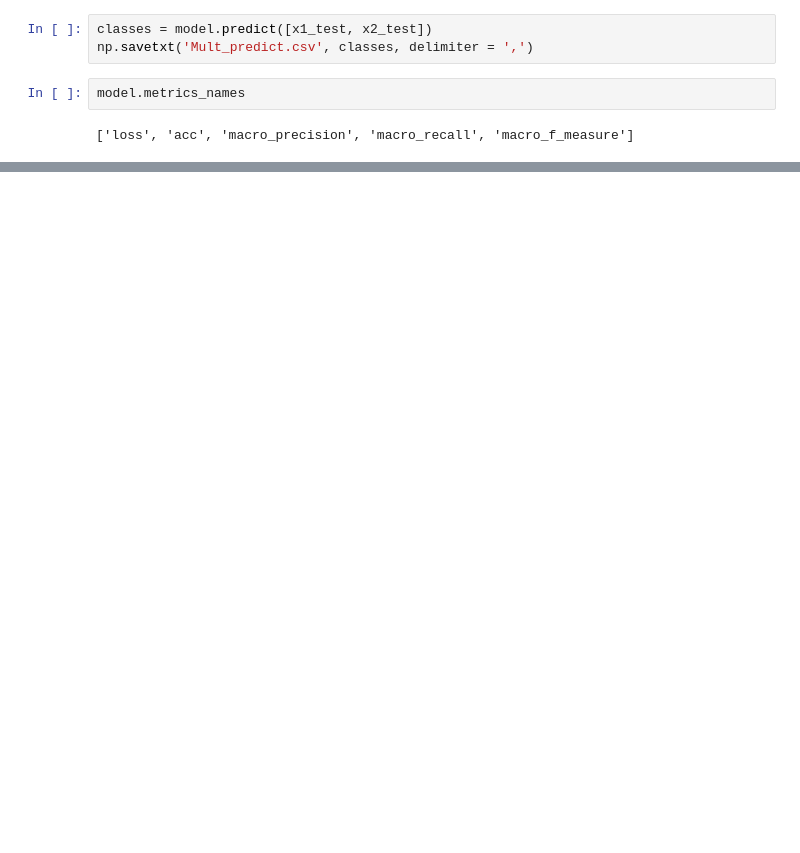
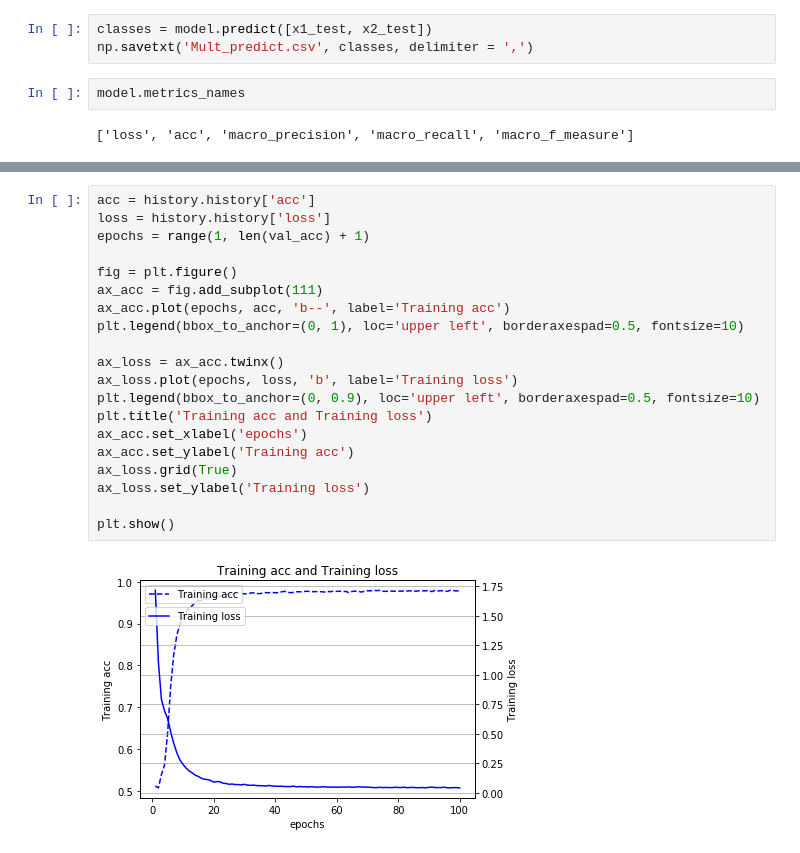
Before and after one commit to swallowtail224/Multi_parameter, a Jupyter notebook: Model2.ipynb, the cells around one changed output, grey strips where cells are left out. Drawn from its saved outputs; the diff is of its cells as text; blank space fills up the shorter version.

```diff
--- a/Model2.ipynb
+++ b/Model2.ipynb
@@ -252,0 +282,22 @@ model.metrics_names
+# %%
+acc = history.history['acc']
+loss = history.history['loss']
+epochs = range(1, len(val_acc) + 1)
+
+fig = plt.figure()
+ax_acc = fig.add_subplot(111)
+ax_acc.plot(epochs, acc, 'b--', label='Training acc')
+plt.legend(bbox_to_anchor=(0, 1), loc='upper left', borderaxespad=0.5, fontsize=10)
+
+ax_loss = ax_acc.twinx()
+ax_loss.plot(epochs, loss, 'b', label='Training loss')
+plt.legend(bbox_to_anchor=(0, 0.9), loc='upper left', borderaxespad=0.5, fontsize=10)
+plt.title('Training acc and Training loss')
+ax_acc.set_xlabel('epochs')
+ax_acc.set_ylabel('Training acc')
+ax_loss.grid(True)
+ax_loss.set_ylabel('Training loss')
+
+plt.show()
+# %% [output]
+[figure, added]
```
Also changed, not shown: parts of 6 cells of this notebook, 2 other files.
